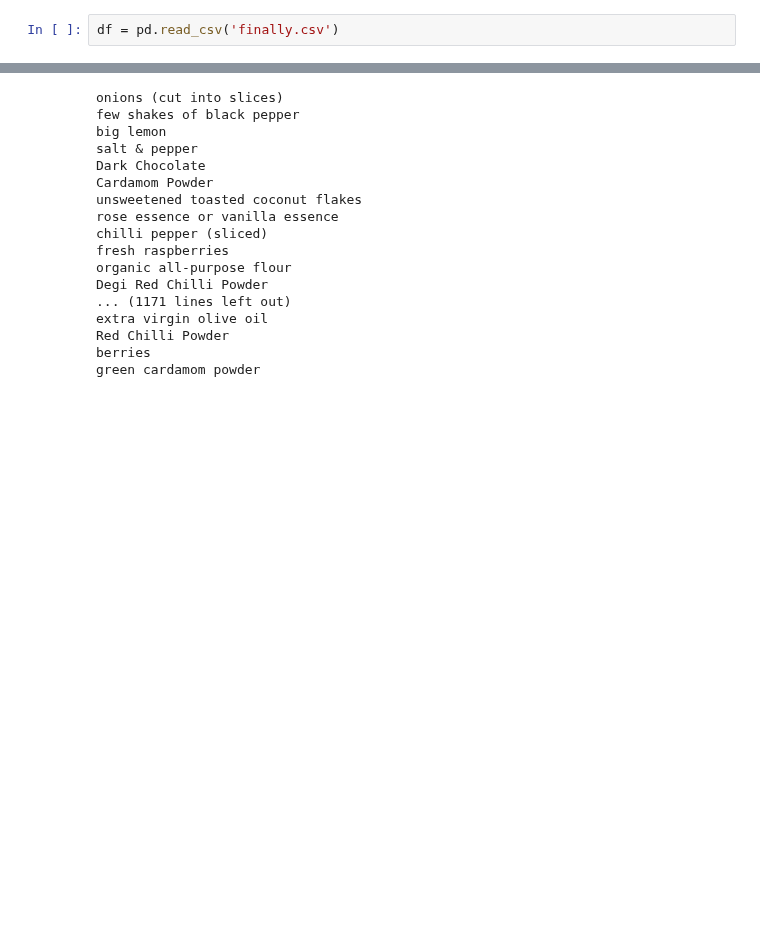
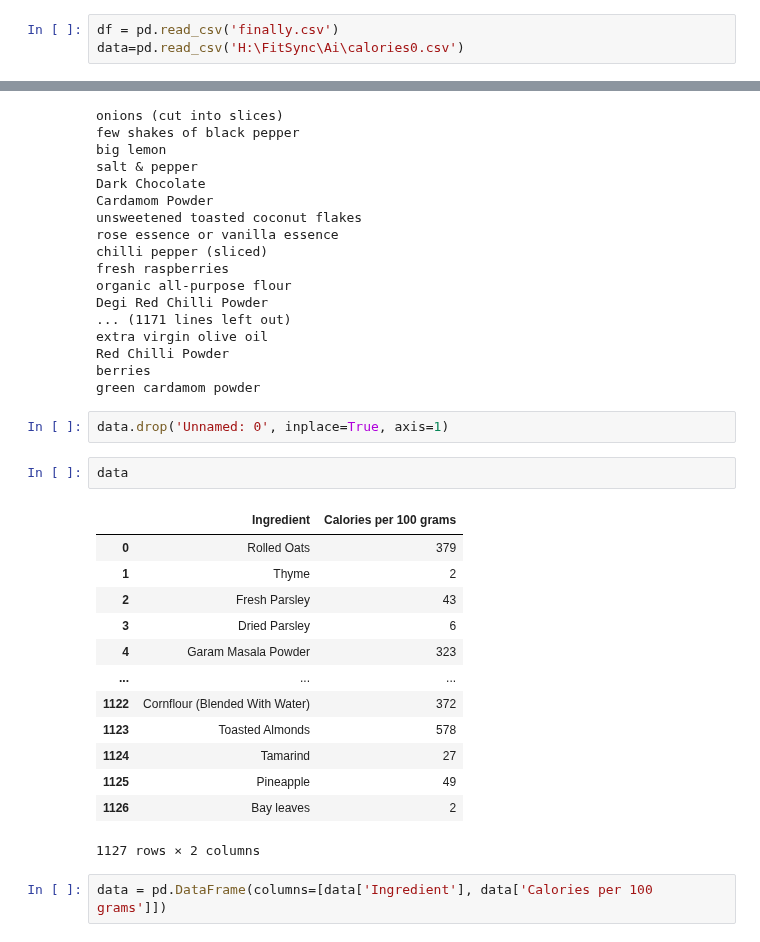
Before and after one commit to 3bsalam-1/FitSync, a Jupyter notebook: Ai/test.ipynb, the cells around one changed output, grey strips where cells are left out. Drawn from its saved outputs; the diff is of its cells as text; blank space fills up the shorter version.

```diff
--- a/Ai/test.ipynb
+++ b/Ai/test.ipynb
@@ -281,6 +281,7 @@ df.to_csv("finally.csv")
 PermissionError: [Errno 13] Permission denied: 'finally.csv'
 # %%
 df = pd.read_csv('finally.csv')
+data=pd.read_csv('H:\FitSync\Ai\calories0.csv')
 # %%
 df['press low']=df['hypertension'].apply(lambda x: False if x else True)
 # %%
@@ -389,3 +390,23 @@ extra virgin olive oil
 Red Chilli Powder
 berries
 green cardamom powder
+# %%
+data.drop('Unnamed: 0', inplace=True, axis=1)
+# %%
+data
+# %% [output]
+|  | Ingredient | Calories per 100 grams |
+| 0 | Rolled Oats | 379 |
+| 1 | Thyme | 2 |
+| 2 | Fresh Parsley | 43 |
+| 3 | Dried Parsley | 6 |
+| 4 | Garam Masala Powder | 323 |
+| ... | ... | ... |
+| 1122 | Cornflour (Blended With Water) | 372 |
+| 1123 | Toasted Almonds | 578 |
+| 1124 | Tamarind | 27 |
+| 1125 | Pineapple | 49 |
+| 1126 | Bay leaves | 2 |
+1127 rows × 2 columns
+# %%
+data = pd.DataFrame(columns=[data['Ingredient'], data['Calories per 100 grams']])
```
Also changed, not shown: parts of 1 cell of this notebook, 1 other file.
